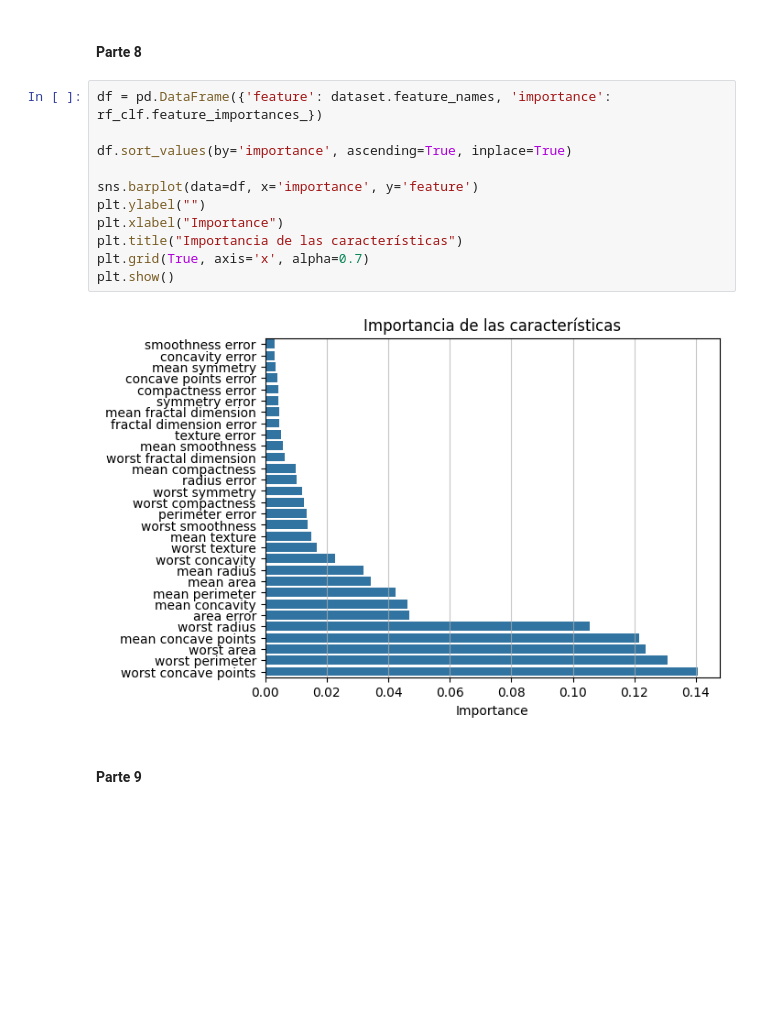
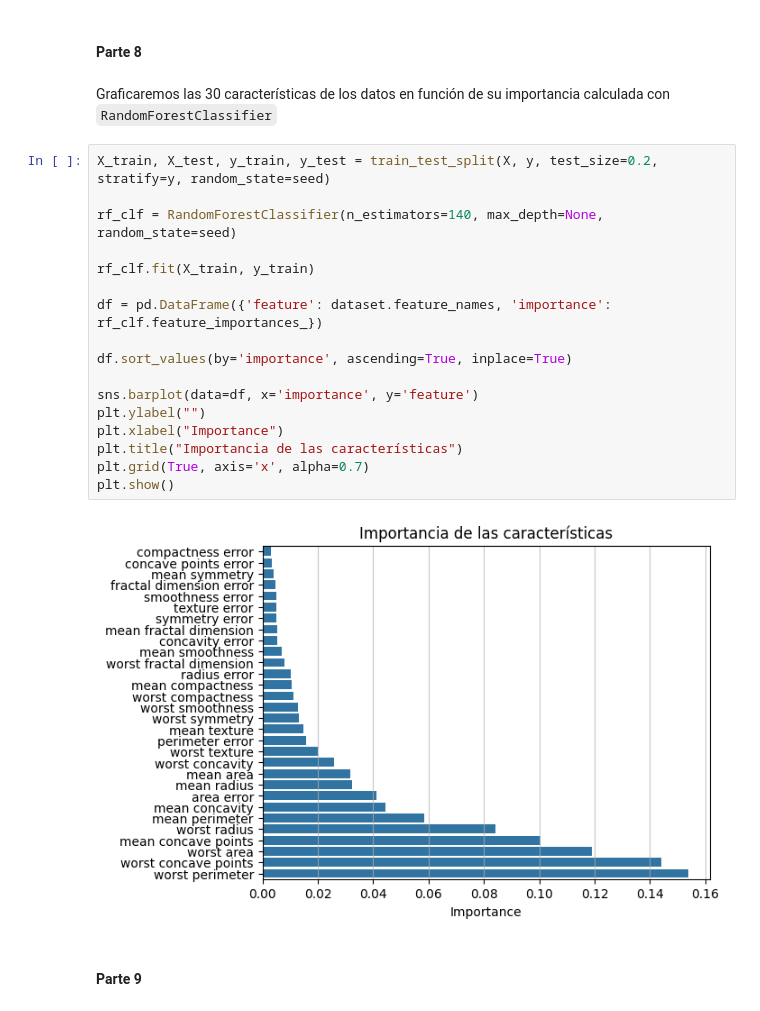
Before and after one commit to RodrigoRiveraRico/data_science_FCiencias, a Jupyter notebook: Clase_8/Clase_8.ipynb, the cells around one changed output. Cells and saved outputs as stored; diff of their text form; blank space fills up the shorter version.

```diff
--- a/Clase_8/Clase_8.ipynb
+++ b/Clase_8/Clase_8.ipynb
@@ -434,19 +434,27 @@ plt.show()
 Observamos variaciones en la precisión a medida que `n_estimators` aumenta. Estas variaciones se estabilizan cuando el modelo alcanza su rendimiento óptimo, el cual notamos ocurre a partir de `n_estimators = 140`. Por ello, elegiríamos este valor del parámetro para el modelo, pues valores mayores no mejoran la precisión y aumenta el tiempo de cómputo implicando menor eficiciencia.
 # %% [markdown]
 #### Parte 8
+# %% [markdown]
+Graficaremos las 30 características de los datos en función de su importancia calculada con `RandomForestClassifier`
 # %%
+X_train, X_test, y_train, y_test = train_test_split(X, y, test_size=0.2, stratify=y, random_state=seed)
+
+rf_clf = RandomForestClassifier(n_estimators=140, max_depth=None, random_state=seed)
+
+rf_clf.fit(X_train, y_train)
+
 df = pd.DataFrame({'feature': dataset.feature_names, 'importance': rf_clf.feature_importances_})
 
 df.sort_values(by='importance', ascending=True, inplace=True)
 
 sns.barplot(data=df, x='importance', y='feature')
 plt.ylabel("")
 plt.xlabel("Importance")
 plt.title("Importancia de las características")
 plt.grid(True, axis='x', alpha=0.7)
 plt.show()
 # %% [output]
-[figure, old version]
+[figure, new version]
 # %% [markdown]
 #### Parte 9
 # %%
```
